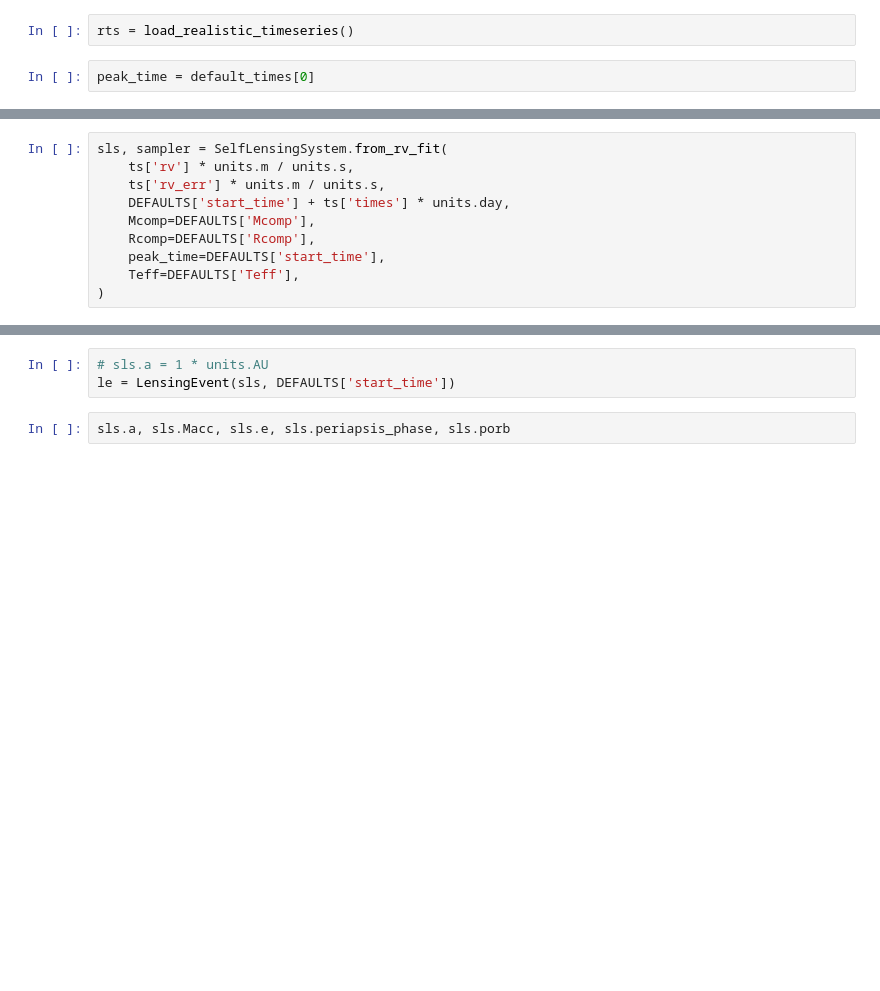
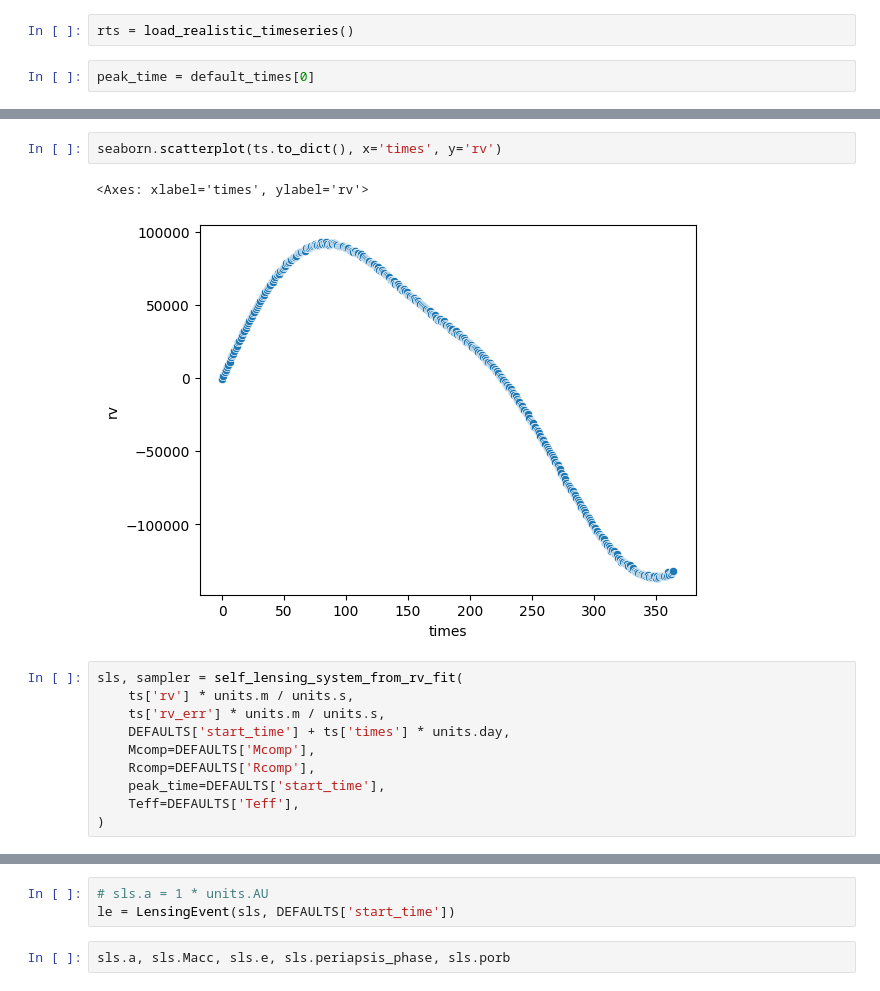
Before and after one commit to adammcmaster/self_lensing_radial_velocity, a Jupyter notebook: src/5_fit_realistic_rv.ipynb, the cells around one changed output, grey strips where cells are left out. Drawn from its saved outputs; the diff is of its cells as text; blank space fills up the shorter version.

```diff
--- a/src/5_fit_realistic_rv.ipynb
+++ b/src/5_fit_realistic_rv.ipynb
@@ -33,5 +37,10 @@ Name: 625, dtype: object
+# %%
+seaborn.scatterplot(ts.to_dict(), x='times', y='rv')
+# %% [output]
+<Axes: xlabel='times', ylabel='rv'>
+[figure, added]
 # %%
-sls, sampler = SelfLensingSystem.from_rv_fit(
+sls, sampler = self_lensing_system_from_rv_fit(
     ts['rv'] * units.m / units.s,
     ts['rv_err'] * units.m / units.s,
     DEFAULTS['start_time'] + ts['times'] * units.day,
```
Also changed, not shown: parts of 8 cells of this notebook, 6 other files.
